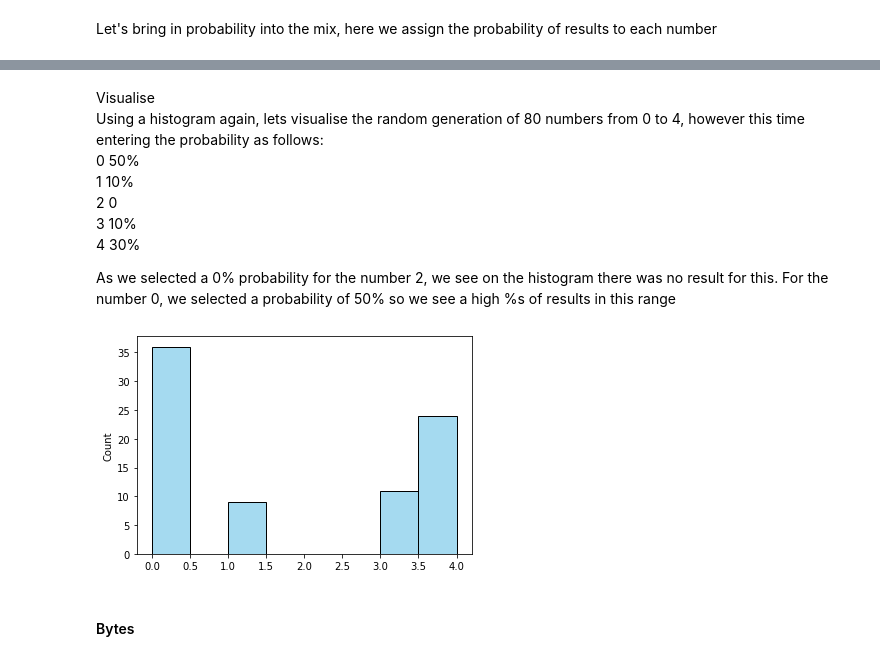
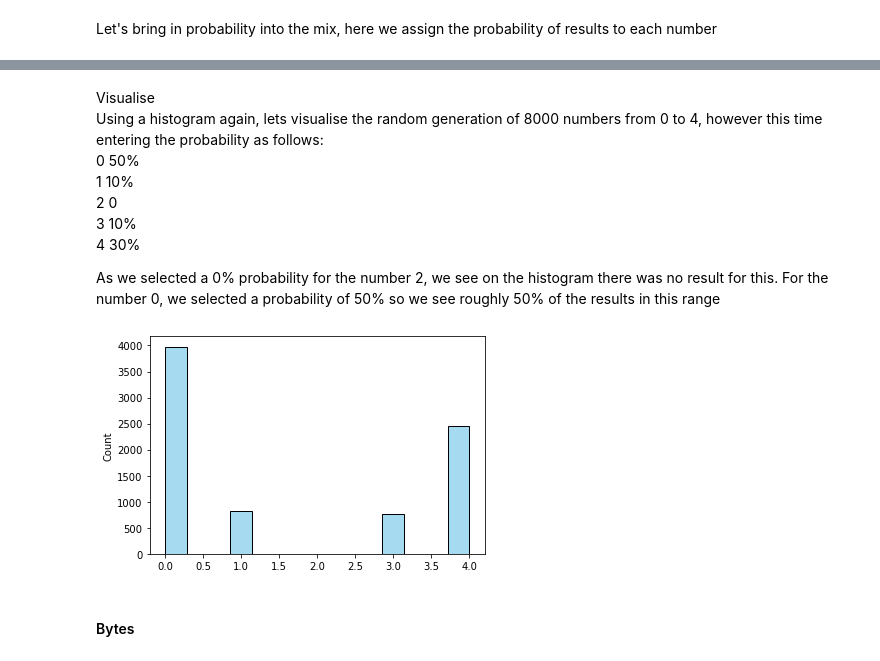
Before and after one commit to Michelleoc/programming-for-data-analysis-assignment, a Jupyter notebook: numpy-random-assignment.ipynb, the cells around one changed output, grey strips where cells are left out. Drawn from its saved outputs; the diff is of its cells as text; code cells hidden in the pictures.

```diff
--- a/numpy-random-assignment.ipynb
+++ b/numpy-random-assignment.ipynb
@@ -239,20 +249,20 @@ array([[0, 0, 4, 0, 3, 1, 0, 0],
 # %% [markdown]
 Visualise<br>
-Using a histogram again, lets visualise the random generation of 80 numbers from 0 to 4, however this time entering the probability as follows:<br>
+Using a histogram again, lets visualise the random generation of 8000 numbers from 0 to 4, however this time entering the probability as follows:<br>
 0 50% <br>
 1 10% <br>
 2 0 <br>
 3 10% <br>
 4 30% <br>
 
-As we selected a 0% probability for the number 2, we see on the histogram there was no result for this. For the number 0, we selected a probability of 50% so we see a high %s of results in this range
+As we selected a 0% probability for the number 2, we see on the histogram there was no result for this. For the number 0, we selected a probability of 50% so we see roughly 50% of the results in this range
 # %%
 rng = np.random.default_rng()
-x = rng.choice(5, size =(80), p=[0.5,0.1, 0, 0.1, 0.3])
+x = rng.choice(5, size =(8000), p=[0.5,0.1, 0, 0.1, 0.3])
 sns.histplot(x, color="skyblue")
 plt.show()
 # %% [output]
-[figure, old version]
+[figure, new version]
 # %% [markdown]
 #### Bytes
 # %% [markdown]
```
Also changed, not shown: parts of 38 cells of this notebook, 1 other file.
